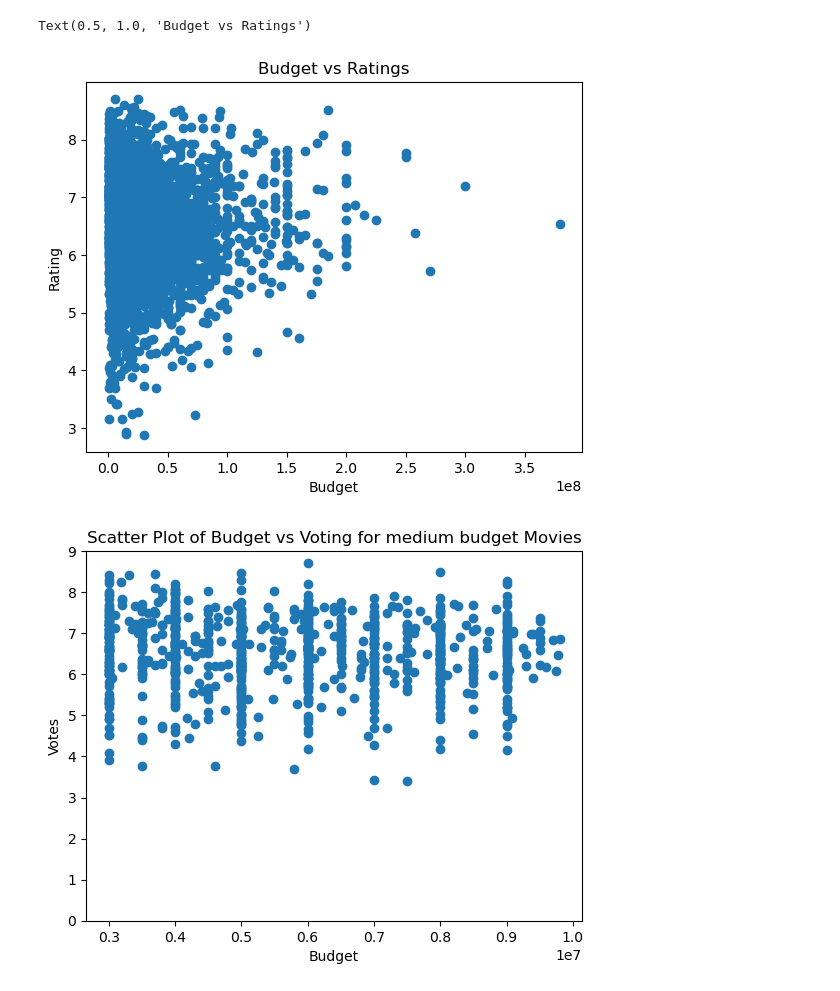
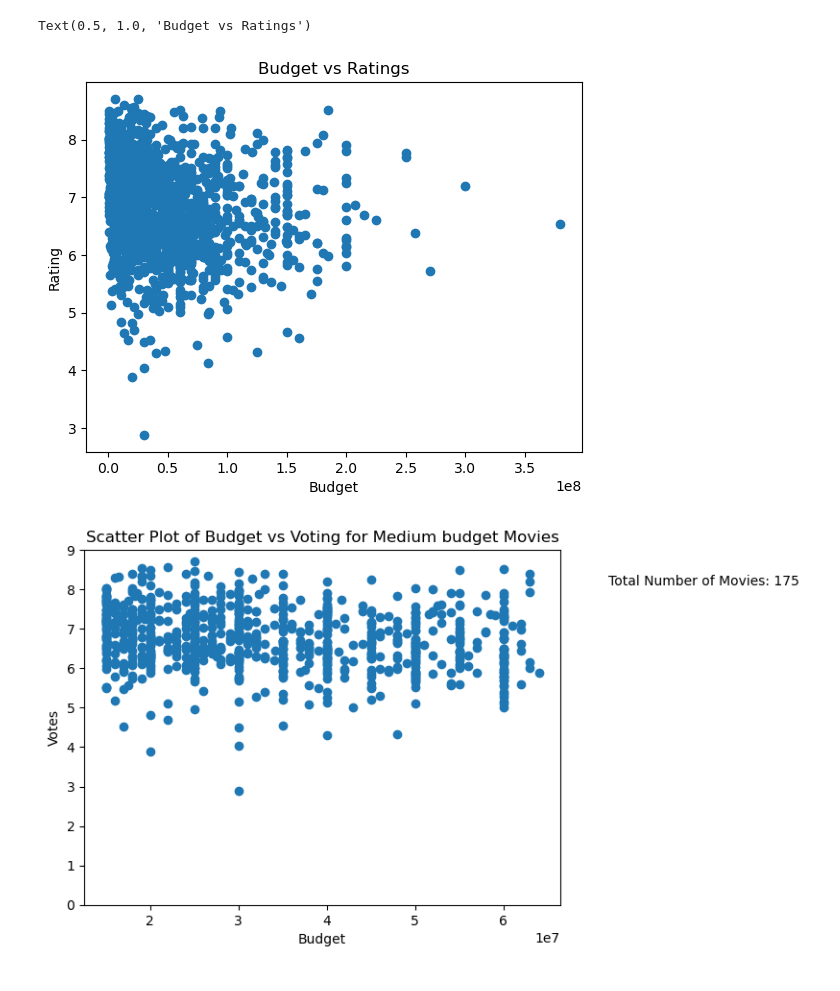
Before and after one commit to quityQ/SciProg2023, a Jupyter notebook: test2.ipynb, the cells around one changed output. Cells and saved outputs as stored; diff of their text form; code cells hidden in the pictures.

```diff
--- a/test2.ipynb
+++ b/test2.ipynb
@@ -16,12 +16,12 @@ df['budget'] = df['budget'].apply(lambda x: np.nan if x <= 500000 else x)
 
 df = df.dropna(subset=['budget']).reset_index(drop=True)
 # %%
-#remove movies with less than 20 votes
+#remove movies with less than 1000 votes
 
-df = df.loc[df['vote_count'] >= 20]
+df = df.loc[df['vote_count'] >= 1000]
 # %%
-budget_ranges = [50000, 3000000, 5000000, 10000000, 50000000, 100000000, float('inf')]
-category_names = ['Very Low', 'Low', 'Medium', 'High', 'Very High', 'Very Very High']
+budget_ranges = [50000, 3000000, 15000000, 65000000, 100000000, float('inf')]
+category_names = ['Very Low', 'Low', 'Medium', 'High', 'Very High']
 
 df['budget_category'] = pd.cut(df['budget'], bins=budget_ranges, labels=category_names, right=False)
 
@@ -29,4 +29,6 @@ df['budget_category'].value_counts().plot(kind='bar')
 
 plt.xlabel('Budget Category')
 plt.ylabel('Number of Movies')
+
+plt.text(1.1, 0.9, f'Total Number of Movies: {total_movies}', transform=plt.gca().transAxes)
 # %% [output]
@@ -40,17 +42,19 @@ plt.ylabel('Rating')
 plt.title('Budget vs Ratings')
 # %% [output]
 Text(0.5, 1.0, 'Budget vs Ratings')
-[figure, old version]
+[figure, new version]
 # %%
-low_budget_movies = df[df['budget_category'] == 'Medium']
+medium_budget_movies = df[df['budget_category'] == 'Medium']
 
-plt.scatter(low_budget_movies['budget'], low_budget_movies['vote_average'])
+plt.scatter(medium_budget_movies['budget'], medium_budget_movies['vote_average'])
 plt.xlabel('Budget')
 plt.ylabel('Votes')
-plt.title('Scatter Plot of Budget vs Voting for medium budget Movies')
+plt.title('Scatter Plot of Budget vs Voting for Medium budget Movies')
 
 plt.ylim(0, 9)
+plt.text(1.1, 0.9, f'Total Number of Movies: {total_movies}', transform=plt.gca().transAxes)
+
 
 plt.show()
 # %% [output]
-[figure, old version]
+[figure, new version]
```
Also changed, not shown: parts of 8 cells of this notebook.
